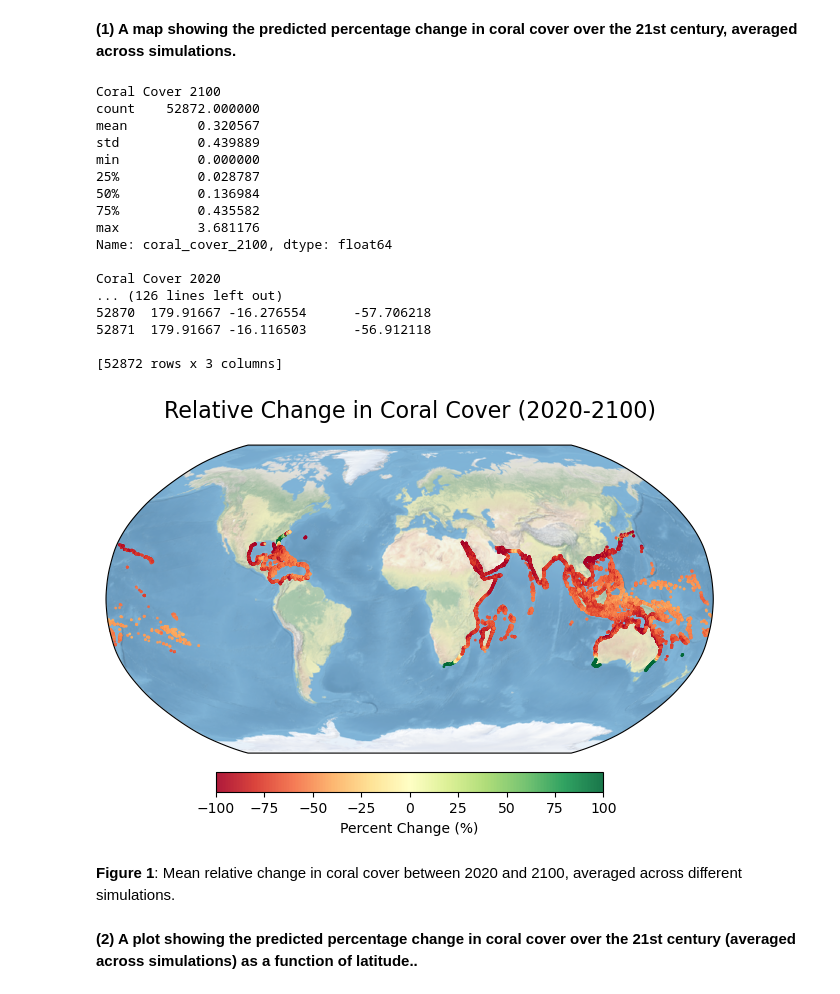
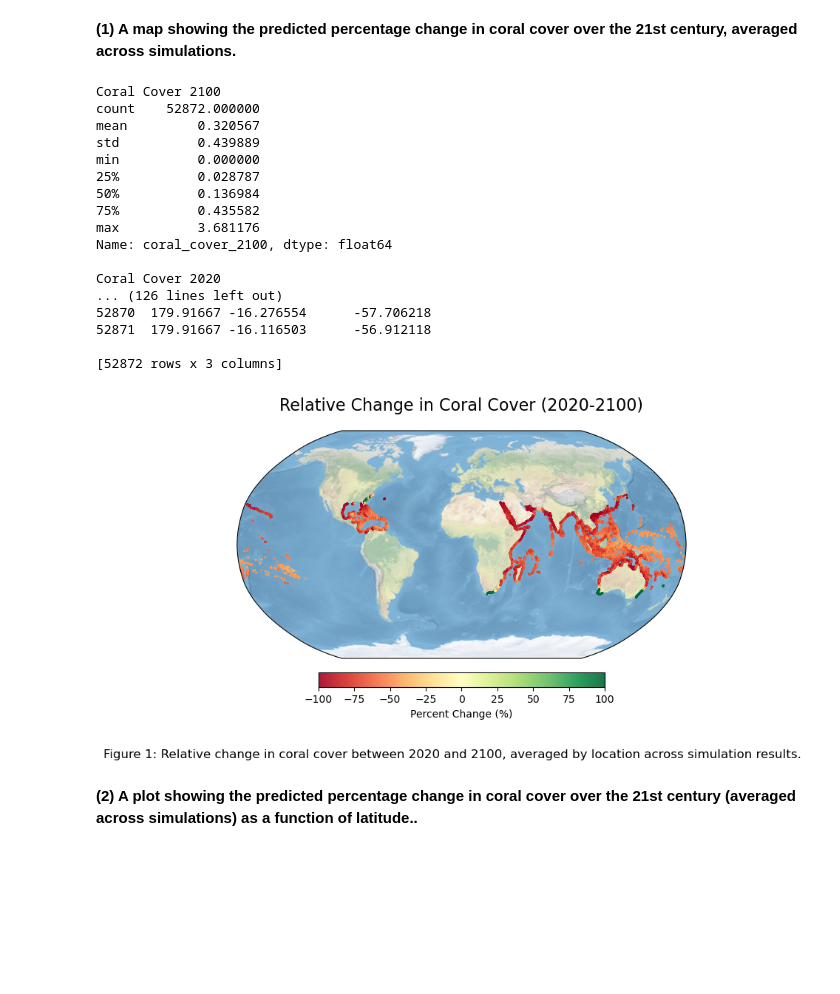
Before and after one commit to maluhiakinimaka/mbio691l-kinimaka, a Jupyter notebook: mbio691l_project_kinimaka.ipynb, the cells around one changed output. Drawn from its saved outputs; the diff is of its cells as text; code cells hidden in the pictures; blank space fills up the shorter version.

Commit message:
Adding caption into Fig. 1

```diff
--- a/mbio691l_project_kinimaka.ipynb
+++ b/mbio691l_project_kinimaka.ipynb
@@ -151,35 +151,40 @@ def main():
         )
 
     # label plot
     cbar = plt.colorbar(scatter, ax=ax, orientation='horizontal', pad=0.05, shrink=0.5)
     cbar.set_label('Percent Change (%)')
     plt.title('Relative Change in Coral Cover (2020-2100)',
           fontsize=16, loc='center', pad=20, color='black')
 
+    # add caption
+    plt.figtext(0.5, 0.02, 'Figure 1: Relative change in coral cover between 2020 and 2100, averaged by location across simulation results.',
+                ha='center', va='top', fontsize=12)
+
+    # export as vector file
+    plt.savefig('percent_change_CC.svg', format='svg', bbox_inches='tight')
+
     plt.show()
 
 # plot
 main()
 # %% [output]
 Coral Cover 2100
 count    52872.000000
 mean         0.320567
 std          0.439889
 min          0.000000
 25%          0.028787
 50%          0.136984
 75%          0.435582
 max          3.681176
 Name: coral_cover_2100, dtype: float64
 
 Coral Cover 2020
 ... (126 lines left out)
 52870  179.91667 -16.276554      -57.706218
 52871  179.91667 -16.116503      -56.912118
 
 [52872 rows x 3 columns]
-[figure, old version]
+[figure, new version]
-# %% [markdown]
-**Figure 1**: Mean relative change in coral cover between 2020 and 2100, averaged across different simulations.
 # %% [markdown]
 **(2) A plot showing the predicted percentage change in coral cover over the 21st century (averaged across simulations) as a function of latitude..**
```
Also changed, not shown: 2 other files.
